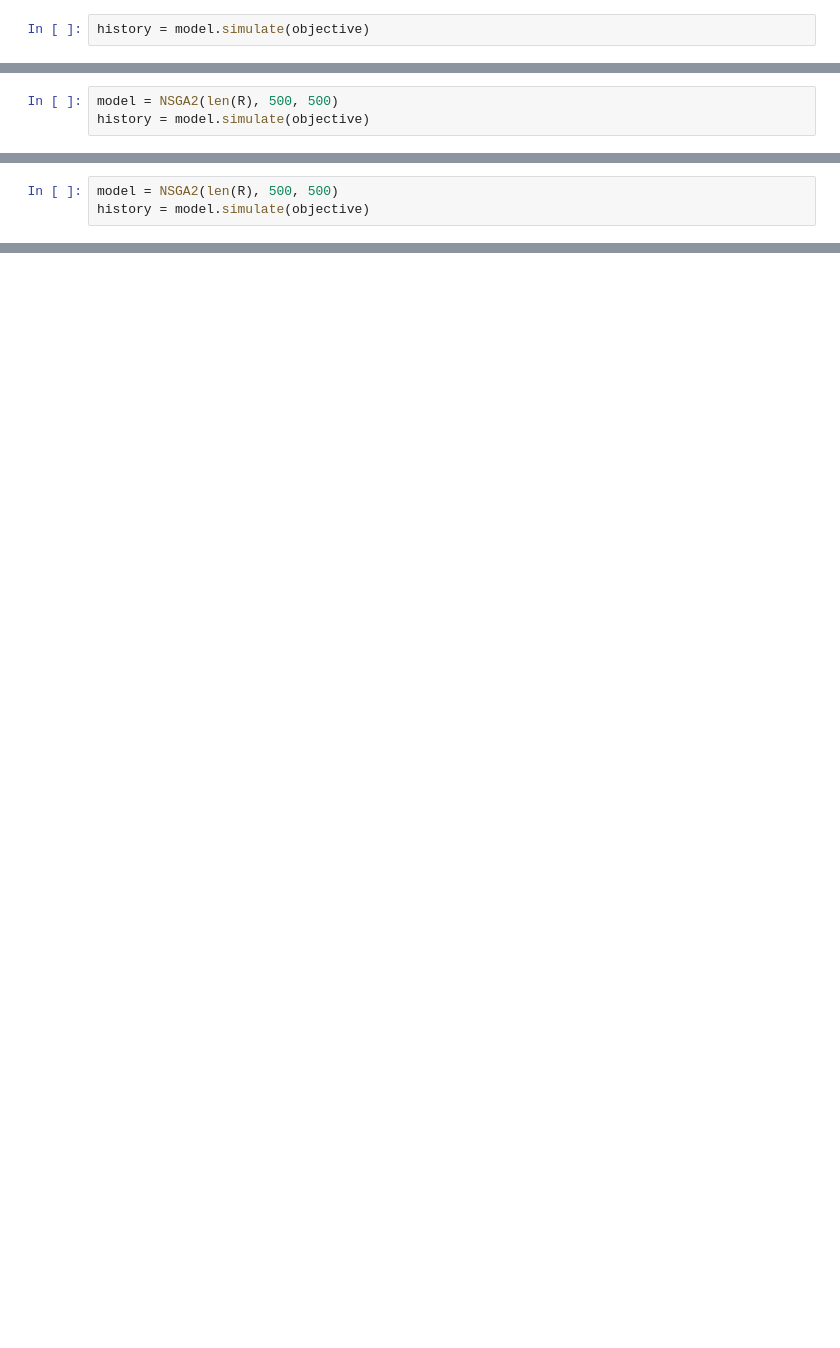
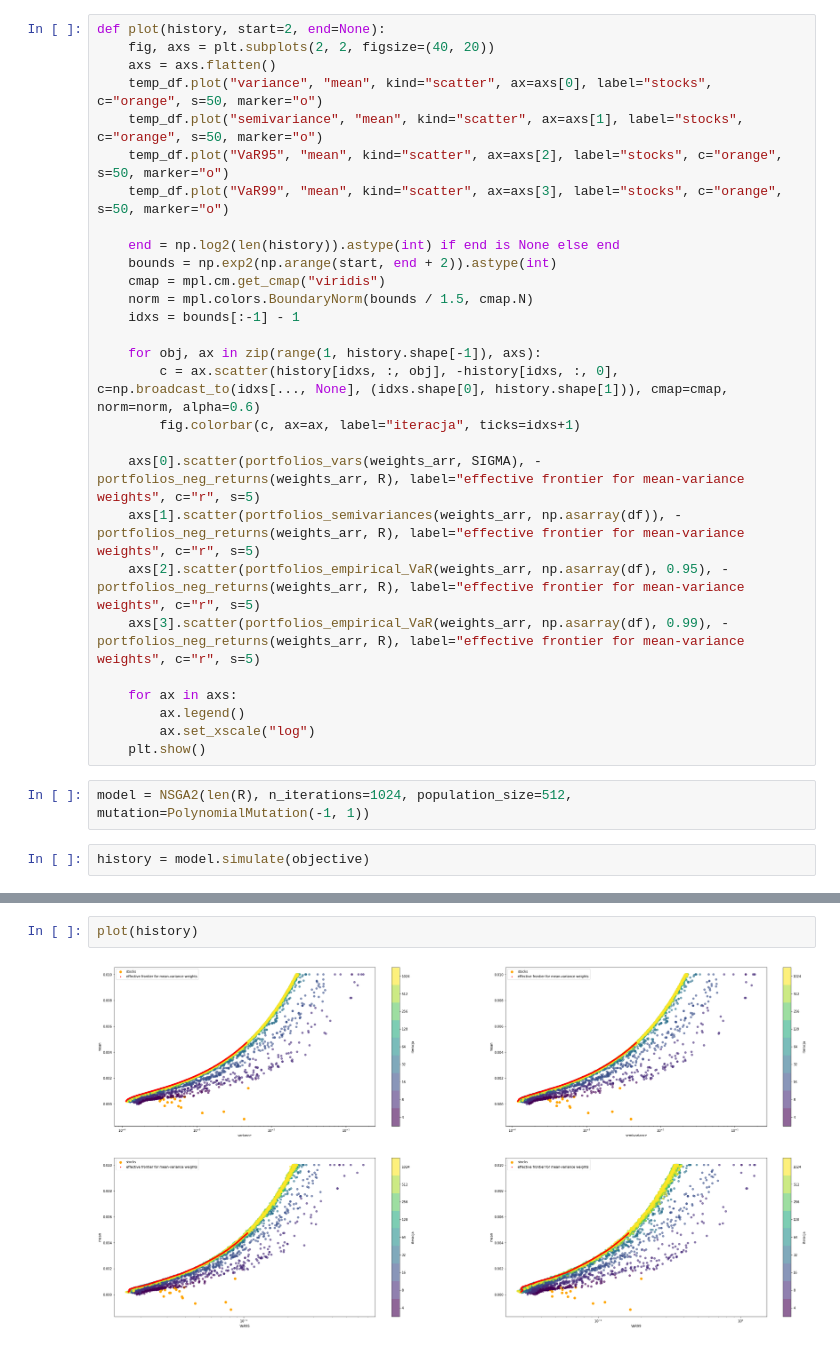
Before and after one commit to jdworzans/portfolio-optimization, a Jupyter notebook: notebooks/WIG20.ipynb, the cells around one changed output, grey strips where cells are left out. Drawn from its saved outputs; the diff is of its cells as text; blank space fills up the shorter version.

Commit message:
Use Polynomial Mutation for WIG20

```diff
--- a/notebooks/WIG20.ipynb
+++ b/notebooks/WIG20.ipynb
@@ -116,2 +140,32 @@ model = NSGA2(len(R), 500, 500)
+# %%
+def plot(history, start=2, end=None):
+    fig, axs = plt.subplots(2, 2, figsize=(40, 20))
+    axs = axs.flatten()
+    temp_df.plot("variance", "mean", kind="scatter", ax=axs[0], label="stocks", c="orange", s=50, marker="o")
+    temp_df.plot("semivariance", "mean", kind="scatter", ax=axs[1], label="stocks", c="orange", s=50, marker="o")
+    temp_df.plot("VaR95", "mean", kind="scatter", ax=axs[2], label="stocks", c="orange", s=50, marker="o")
+    temp_df.plot("VaR99", "mean", kind="scatter", ax=axs[3], label="stocks", c="orange", s=50, marker="o")
+
+    end = np.log2(len(history)).astype(int) if end is None else end
+    bounds = np.exp2(np.arange(start, end + 2)).astype(int)
+    cmap = mpl.cm.get_cmap("viridis")
+    norm = mpl.colors.BoundaryNorm(bounds / 1.5, cmap.N)
+    idxs = bounds[:-1] - 1
+
+    for obj, ax in zip(range(1, history.shape[-1]), axs):
+        c = ax.scatter(history[idxs, :, obj], -history[idxs, :, 0], c=np.broadcast_to(idxs[..., None], (idxs.shape[0], history.shape[1])), cmap=cmap, norm=norm, alpha=0.6)
+        fig.colorbar(c, ax=ax, label="iteracja", ticks=idxs+1)
+
+    axs[0].scatter(portfolios_vars(weights_arr, SIGMA), -portfolios_neg_returns(weights_arr, R), label="effective frontier for mean-variance weights", c="r", s=5)
+    axs[1].scatter(portfolios_semivariances(weights_arr, np.asarray(df)), -portfolios_neg_returns(weights_arr, R), label="effective frontier for mean-variance weights", c="r", s=5)
+    axs[2].scatter(portfolios_empirical_VaR(weights_arr, np.asarray(df), 0.95), -portfolios_neg_returns(weights_arr, R), label="effective frontier for mean-variance weights", c="r", s=5)
+    axs[3].scatter(portfolios_empirical_VaR(weights_arr, np.asarray(df), 0.99), -portfolios_neg_returns(weights_arr, R), label="effective frontier for mean-variance weights", c="r", s=5)
+
+    for ax in axs:
+        ax.legend()
+        ax.set_xscale("log")
+    plt.show()
+# %%
+model = NSGA2(len(R), n_iterations=1024, population_size=512, mutation=PolynomialMutation(-1, 1))
 # %%
 history = model.simulate(objective)
@@ -158,3 +171,0 @@ objective = get_objective(
-# %%
-model = NSGA2(len(R), 500, 500)
-history = model.simulate(objective)
@@ -199,3 +171,0 @@ objective = get_objective(
-# %%
-model = NSGA2(len(R), 500, 500)
-history = model.simulate(objective)
@@ -234,0 +172,4 @@ plt.show()
+# %%
+plot(history)
+# %% [output]
+[figure, added]
```
Also changed, not shown: parts of 23 cells of this notebook.
